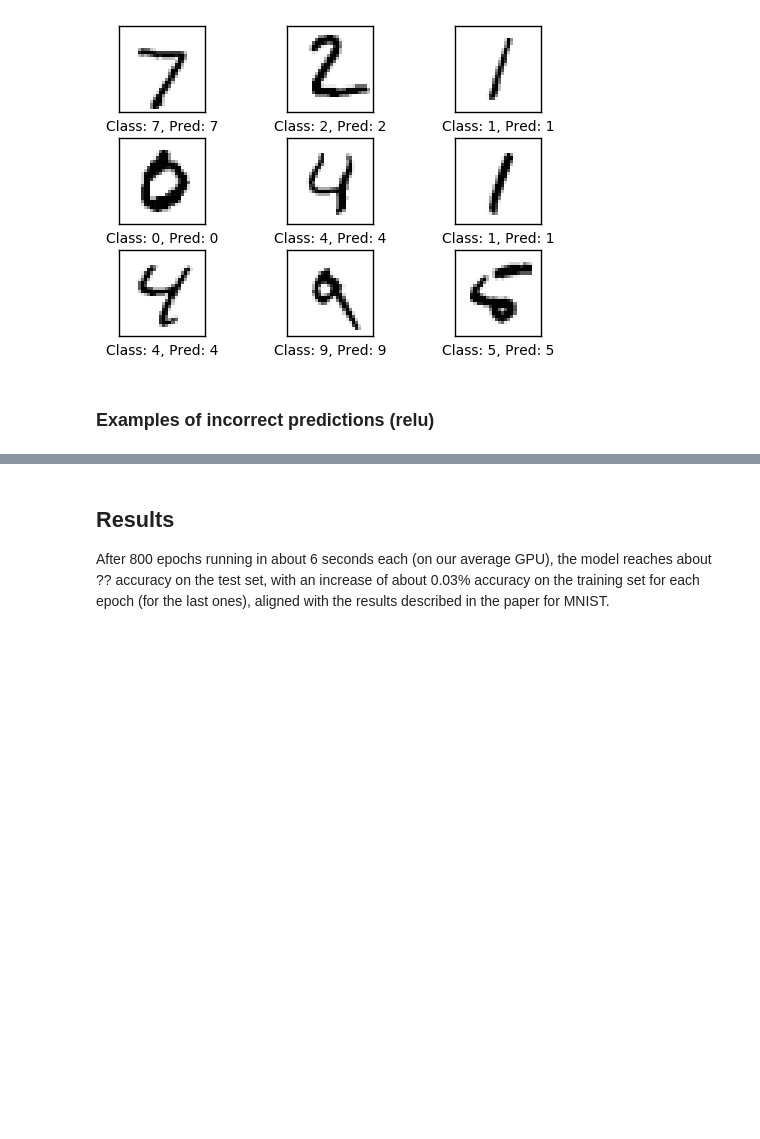
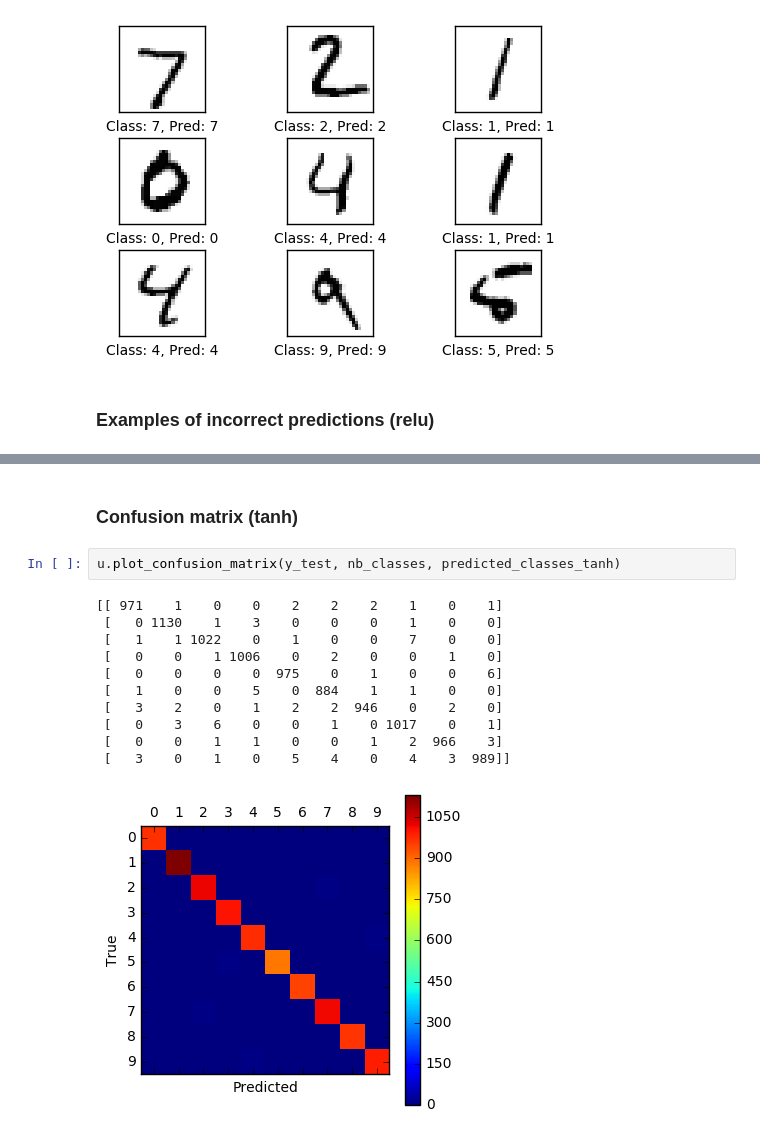
Before and after one commit to Kidel/In-Codice-Ratio-OCR-with-CNN, a Jupyter notebook: Notebooks/02_Mnist.ipynb, the cells around one changed output, grey strips where cells are left out. Saved outputs shown, nothing was run; the diff lists cells and outputs as text; blank space fills up the shorter version.

```diff
--- a/Notebooks/02_Mnist.ipynb
+++ b/Notebooks/02_Mnist.ipynb
@@ -252,3 +273,16 @@ u.plot_images(X_test[incorrect_indices_relu[:9]], y_test[incorrect_indices_relu[
-# %% [markdown]
-## Results
-After 800 epochs running in about 6 seconds each (on our average GPU), the model reaches about ?? accuracy on the test set, with an increase of about 0.03% accuracy on the training set for each epoch (for the last ones), aligned with the results described in the paper for MNIST.
+# %% [markdown]
+### Confusion matrix (tanh)
+# %%
+u.plot_confusion_matrix(y_test, nb_classes, predicted_classes_tanh)
+# %% [output]
+[[ 971    1    0    0    2    2    2    1    0    1]
+ [   0 1130    1    3    0    0    0    1    0    0]
+ [   1    1 1022    0    1    0    0    7    0    0]
+ [   0    0    1 1006    0    2    0    0    1    0]
+ [   0    0    0    0  975    0    1    0    0    6]
+ [   1    0    0    5    0  884    1    1    0    0]
+ [   3    2    0    1    2    2  946    0    2    0]
+ [   0    3    6    0    0    1    0 1017    0    1]
+ [   0    0    1    1    0    0    1    2  966    3]
+ [   3    0    1    0    5    4    0    4    3  989]]
+[figure, added]
```
Also changed, not shown: parts of 11 cells of this notebook, 2 other files.
